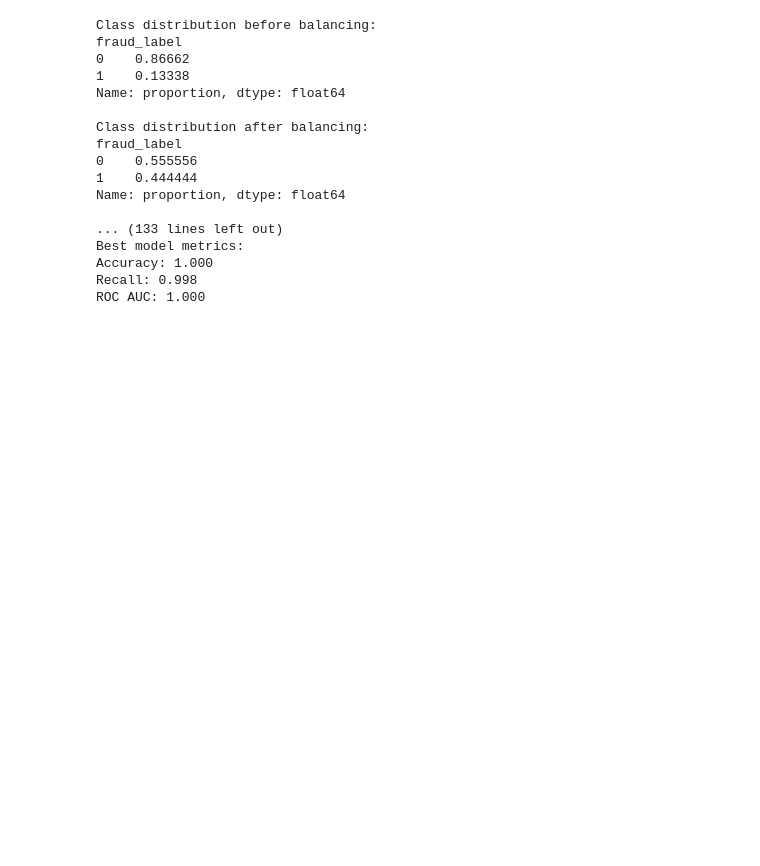
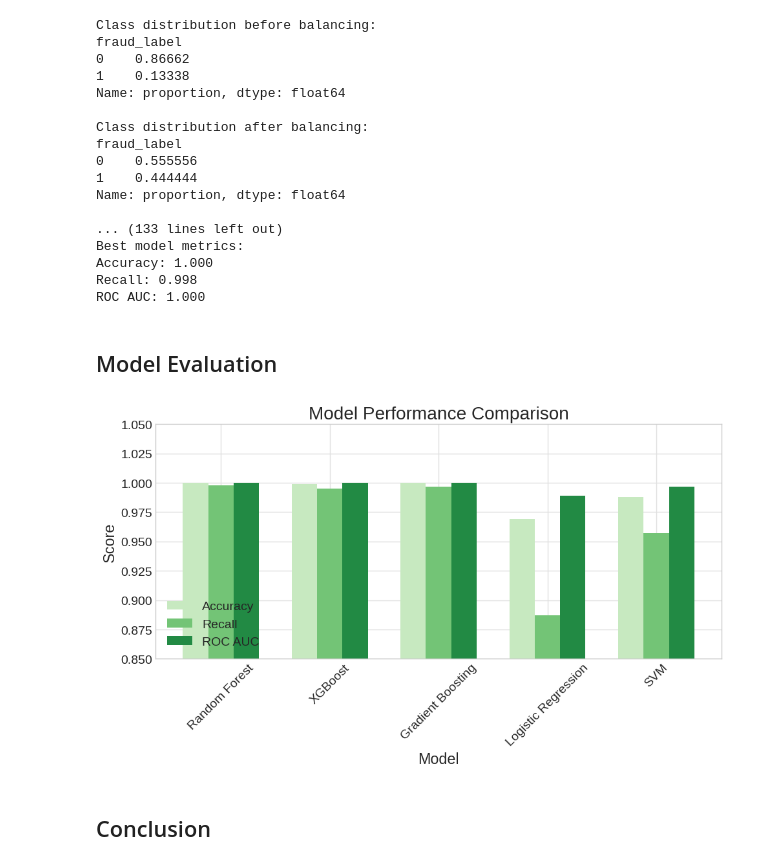
Before and after one commit to ProcureGuardAI/Fraud-Detection-Machine-Learning, a Jupyter notebook: index.ipynb, the cells around one changed output. Saved outputs shown, nothing was run; the diff lists cells and outputs as text; code cells hidden in the pictures; blank space fills up the shorter version.

Commit message:
Add conclusion and thee model evaluation

```diff
--- a/index.ipynb
+++ b/index.ipynb
@@ -1102,3 +1599,44 @@ Best model metrics:
 Accuracy: 1.000
 Recall: 0.998
 ROC AUC: 1.000
+# %% [markdown]
+## Model Evaluation
+# %%
+import matplotlib.pyplot as plt
+import seaborn as sns
+import numpy as np
+import pandas as pd
+
+# Model performance metrics
+model_names = ["Random Forest", "XGBoost", "Gradient Boosting", "Logistic Regression", "SVM"]
+accuracy_scores = [1.000, 0.999, 1.000, 0.969, 0.988]
+recall_scores = [0.998, 0.995, 0.997, 0.887, 0.957]
+roc_auc_scores = [1.000, 1.000, 1.000, 0.989, 0.997]
+
+# Dataframe for bar plot
+metrics_df = pd.DataFrame({
+    "Model": model_names,
+    "Accuracy": accuracy_scores,
+    "Recall": recall_scores,
+    "ROC AUC": roc_auc_scores
+})
+
+# Set up a color palette for the green shades
+palette = sns.color_palette("Greens", n_colors=3)
+
+# Plot grouped bar chart for model metrics
+fig, ax = plt.subplots(figsize=(10, 6))
+metrics_df.set_index("Model").plot(kind="bar", color=palette, ax=ax, width=0.7)
+ax.set_title("Model Performance Comparison")
+ax.set_ylabel("Score")
+ax.set_xlabel("Model")
+ax.set_ylim(0.85, 1.05)
+ax.legend(loc="lower left")
+plt.xticks(rotation=45)
+plt.tight_layout()
+
+plt.show()
+# %% [output]
+[figure, added]
+# %% [markdown]
+## Conclusion
```
Also changed, not shown: parts of 50 cells of this notebook.
